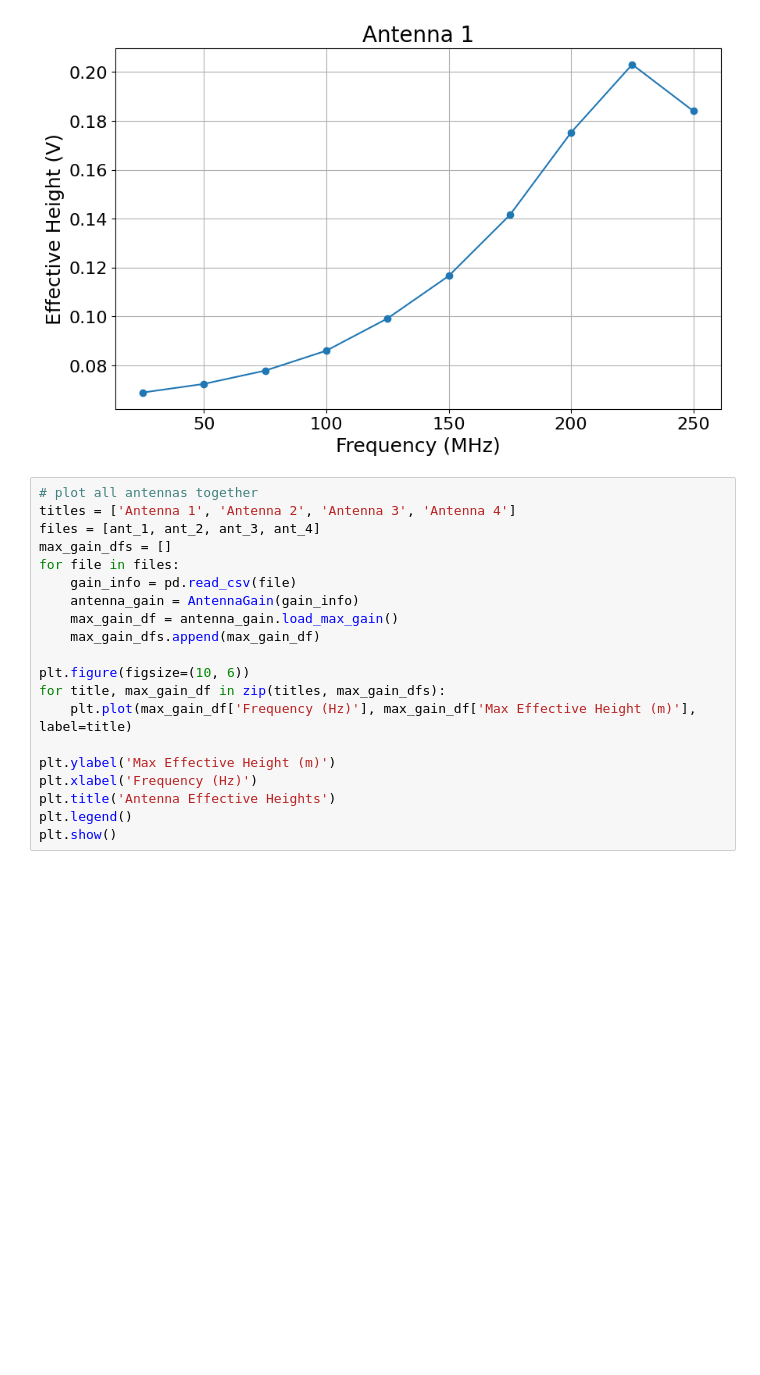
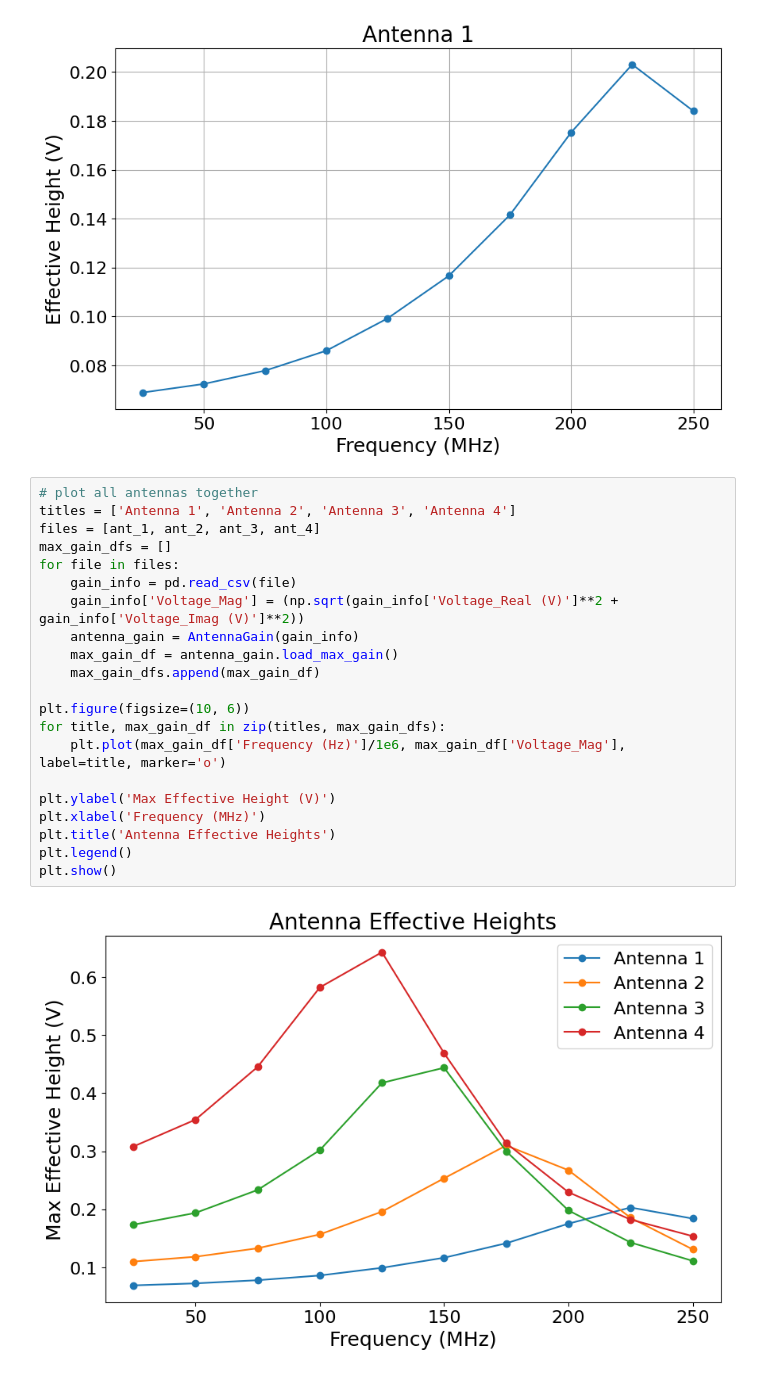
Before and after one commit to alhosani-abdulla/Highz-EXP, a Jupyter notebook: notebooks/feko_visuals.ipynb, the cells around one changed output. Drawn from its saved outputs; the diff is of its cells as text; blank space fills up the shorter version.

```diff
--- a/notebooks/feko_visuals.ipynb
+++ b/notebooks/feko_visuals.ipynb
@@ -59,20 +59,23 @@ Index(['Frequency (Hz)', 'IncidentTheta (deg)', 'IncidentPhi (deg)',
 # %%
 # plot all antennas together
 titles = ['Antenna 1', 'Antenna 2', 'Antenna 3', 'Antenna 4']
 files = [ant_1, ant_2, ant_3, ant_4]
 max_gain_dfs = []
 for file in files:
     gain_info = pd.read_csv(file)
+    gain_info['Voltage_Mag'] = (np.sqrt(gain_info['Voltage_Real (V)']**2 + gain_info['Voltage_Imag (V)']**2))
     antenna_gain = AntennaGain(gain_info)
     max_gain_df = antenna_gain.load_max_gain()
     max_gain_dfs.append(max_gain_df)
 
 plt.figure(figsize=(10, 6))
 for title, max_gain_df in zip(titles, max_gain_dfs):
-    plt.plot(max_gain_df['Frequency (Hz)'], max_gain_df['Max Effective Height (m)'], label=title)
+    plt.plot(max_gain_df['Frequency (Hz)']/1e6, max_gain_df['Voltage_Mag'], label=title, marker='o')
 
-plt.ylabel('Max Effective Height (m)')
-plt.xlabel('Frequency (Hz)')
+plt.ylabel('Max Effective Height (V)')
+plt.xlabel('Frequency (MHz)')
 plt.title('Antenna Effective Heights')
 plt.legend()
 plt.show()
+# %% [output]
+[figure, added]
```
Also changed, not shown: 6 other files.
